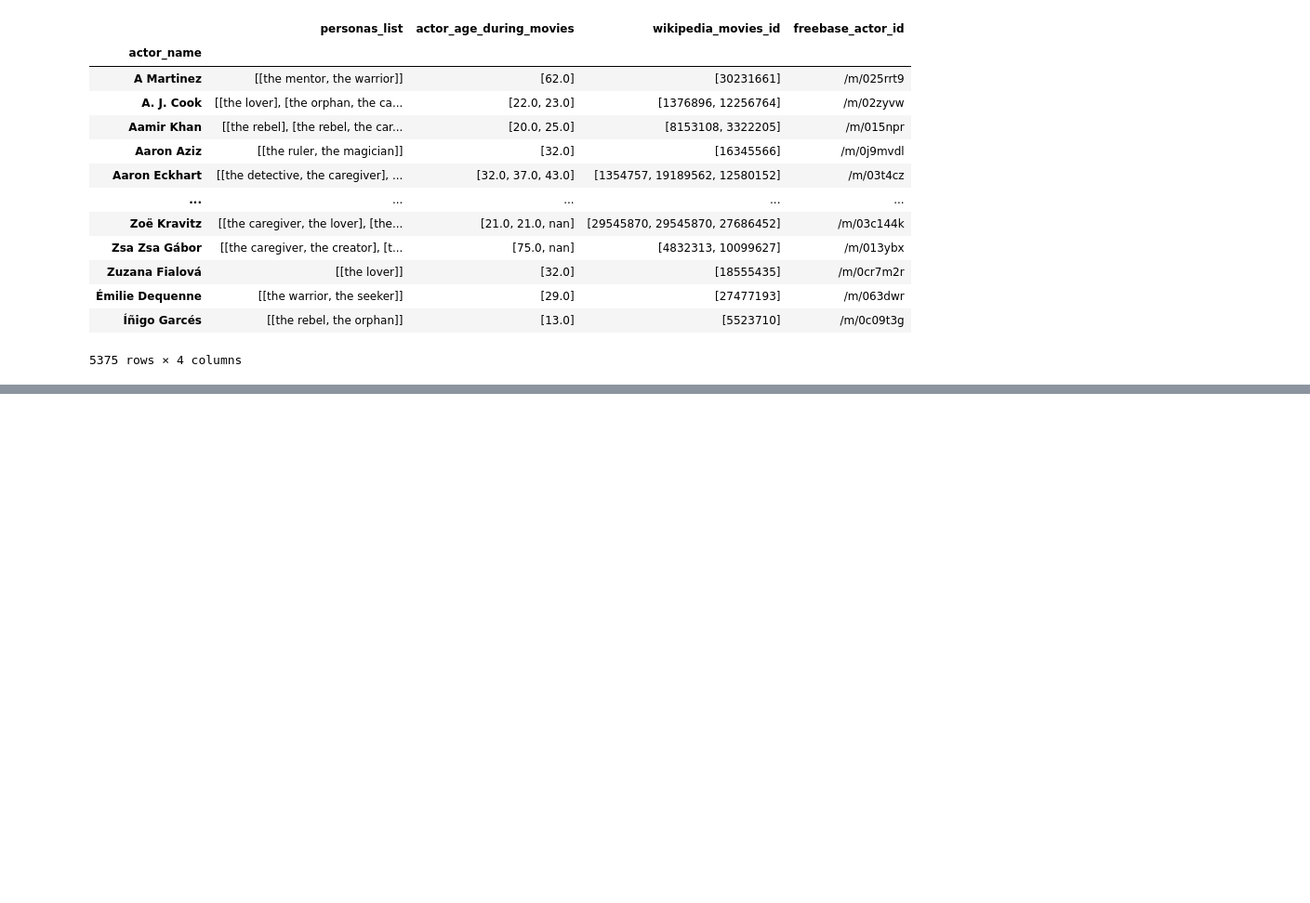
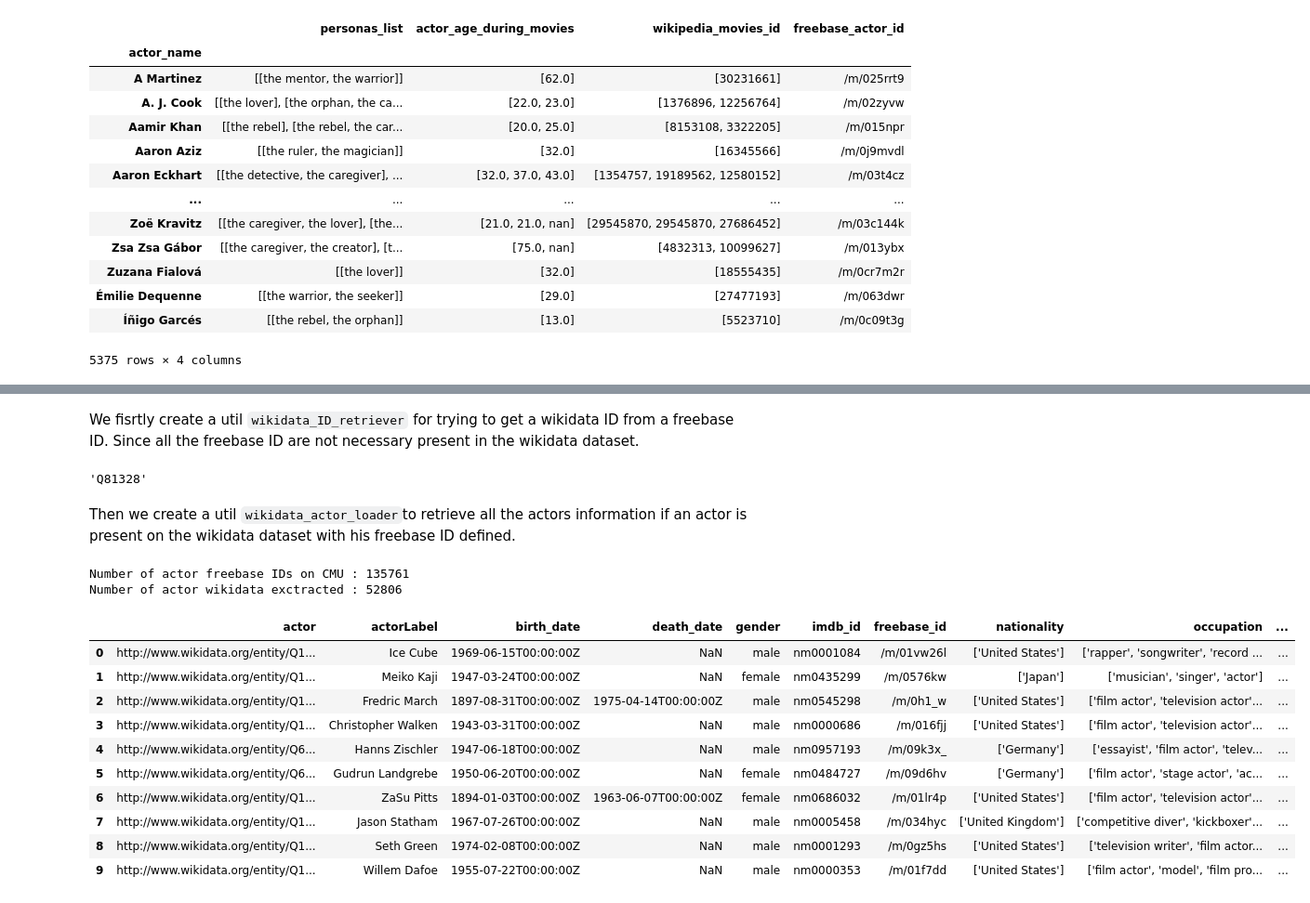
Before and after one commit to epfl-ada/ada-2024-project-bradaframanadamada, a Jupyter notebook: results.ipynb, the cells around one changed output, grey strips where cells are left out. Shown at 93% size. Drawn from its saved outputs; the diff is of its cells as text; code cells hidden in the pictures; blank space fills up the shorter version.

Commit message:
complete the Q1 results notebook

```diff
--- a/results.ipynb
+++ b/results.ipynb
@@ -89,0 +105,68 @@ plt.show()
+# %%
+# load the content relative to the characters metadata into a dataframe.
+character_filePath = 'src/data/character.metadata.tsv'
+df_character = pd.read_csv(character_filePath, sep = '\t', header=None)
+
+# assign column names
+df_character.columns = [
+    'wikipedia_movie_ID',
+    'freebase_movie_ID',
+    'movie_release_date',
+    'character_name',
+    'actor_date_of_birth',
+    'actor_gender',
+    'actor_height',
+    'actor_ethnicity',
+    'actor_name',
+    'actor_age_at_movie_release',
+    'freebase_chracter_actor_map_ID',
+    'freebase_character_ID',
+    'freebase_actor_ID'
+]
+# select the relevant columns
+df_character_usefull = df_character[['character_name', 'actor_name', 'freebase_character_ID', 'freebase_actor_ID']]
+# %% [markdown]
+We fisrtly create a util `wikidata_ID_retriever` for trying to get a wikidata ID from a freebase ID. Since all the freebase ID are not necessary present in the wikidata dataset.
+# %%
+# import the util class to convert wikidata ID to freebase ID.
+from src.utils.wikidata_ID_retriever import WikidataIDRetriever
+
+wikidataIDRetriever = WikidataIDRetriever()
+# freebase ID to test
+freebaseID = '/m/0c0k1'
+# wikidata ID retrive
+wikiDataID = wikidataIDRetriever.retrieve_wikidata_ID(freebaseID)
+wikiDataID
+# %% [output]
+'Q81328'
+# %% [markdown]
+Then we create a util `wikidata_actor_loader`to retrieve all the actors information if an actor is present on the wikidata dataset with his freebase ID defined.
+# %%
+# extract the list of actor's freebase id and drop the duplicates
+actor_freebase_id = df_character_usefull['freebase_actor_ID'].drop_duplicates()
+print(f"Number of actor freebase IDs on CMU : {len(actor_freebase_id)}")
+# import the data loader relative to the actor
+from src.utils.wikidata_actor_loader import WikiDataActorLoader
+actor_data_loader = WikiDataActorLoader()
+# (uncomment to lunch the loading and save the result in a csv)
+# actor_data_loader.load_wikidata(fileName='src/data/wikidata_actors_not_clean', freebase_IDs=actor_freebase_id)
+# (uncomment to clean the data retrived previously and save them ionto a new csv file.)
+# actor_data_loader.clean_file_data(fileName='src/data/wikidata_actors_not_clean.csv', newFileName='src/data/wikidata_actors_clean')
+# load the clean version of wikidata information extracted
+actor_wikidata = pd.read_csv('src/data/wikidata_actors_clean.csv')
+print(f"Number of actor wikidata exctracted : {actor_wikidata.shape[0]}")
+actor_wikidata.head(10)
+# %% [output]
+Number of actor freebase IDs on CMU : 135761
+Number of actor wikidata exctracted : 52806
+|  | actor | actorLabel | birth_date | death_date | gender | imdb_id | freebase_id | nationality | occupation | ... |
+| 0 | http://www.wikidata.org/entity/Q1... | Ice Cube | 1969-06-15T00:00:00Z | NaN | male | nm0001084 | /m/01vw26l | ['United States'] | ['rapper', 'songwriter', 'record ... | ... |
+| 1 | http://www.wikidata.org/entity/Q1... | Meiko Kaji | 1947-03-24T00:00:00Z | NaN | female | nm0435299 | /m/0576kw | ['Japan'] | ['musician', 'singer', 'actor'] | ... |
+| 2 | http://www.wikidata.org/entity/Q1... | Fredric March | 1897-08-31T00:00:00Z | 1975-04-14T00:00:00Z | male | nm0545298 | /m/0h1_w | ['United States'] | ['film actor', 'television actor'... | ... |
+| 3 | http://www.wikidata.org/entity/Q1... | Christopher Walken | 1943-03-31T00:00:00Z | NaN | male | nm0000686 | /m/016fjj | ['United States'] | ['film actor', 'television actor'... | ... |
+| 4 | http://www.wikidata.org/entity/Q6... | Hanns Zischler | 1947-06-18T00:00:00Z | NaN | male | nm0957193 | /m/09k3x_ | ['Germany'] | ['essayist', 'film actor', 'telev... | ... |
+| 5 | http://www.wikidata.org/entity/Q6... | Gudrun Landgrebe | 1950-06-20T00:00:00Z | NaN | female | nm0484727 | /m/09d6hv | ['Germany'] | ['film actor', 'stage actor', 'ac... | ... |
+| 6 | http://www.wikidata.org/entity/Q1... | ZaSu Pitts | 1894-01-03T00:00:00Z | 1963-06-07T00:00:00Z | female | nm0686032 | /m/01lr4p | ['United States'] | ['film actor', 'television actor'... | ... |
+| 7 | http://www.wikidata.org/entity/Q1... | Jason Statham | 1967-07-26T00:00:00Z | NaN | male | nm0005458 | /m/034hyc | ['United Kingdom'] | ['competitive diver', 'kickboxer'... | ... |
+| 8 | http://www.wikidata.org/entity/Q1... | Seth Green | 1974-02-08T00:00:00Z | NaN | male | nm0001293 | /m/0gz5hs | ['United States'] | ['television writer', 'film actor... | ... |
+| 9 | http://www.wikidata.org/entity/Q1... | Willem Dafoe | 1955-07-22T00:00:00Z | NaN | male | nm0000353 | /m/01f7dd | ['United States'] | ['film actor', 'model', 'film pro... | ... |
```
Also changed, not shown: parts of 11 cells of this notebook, 3 other files.
